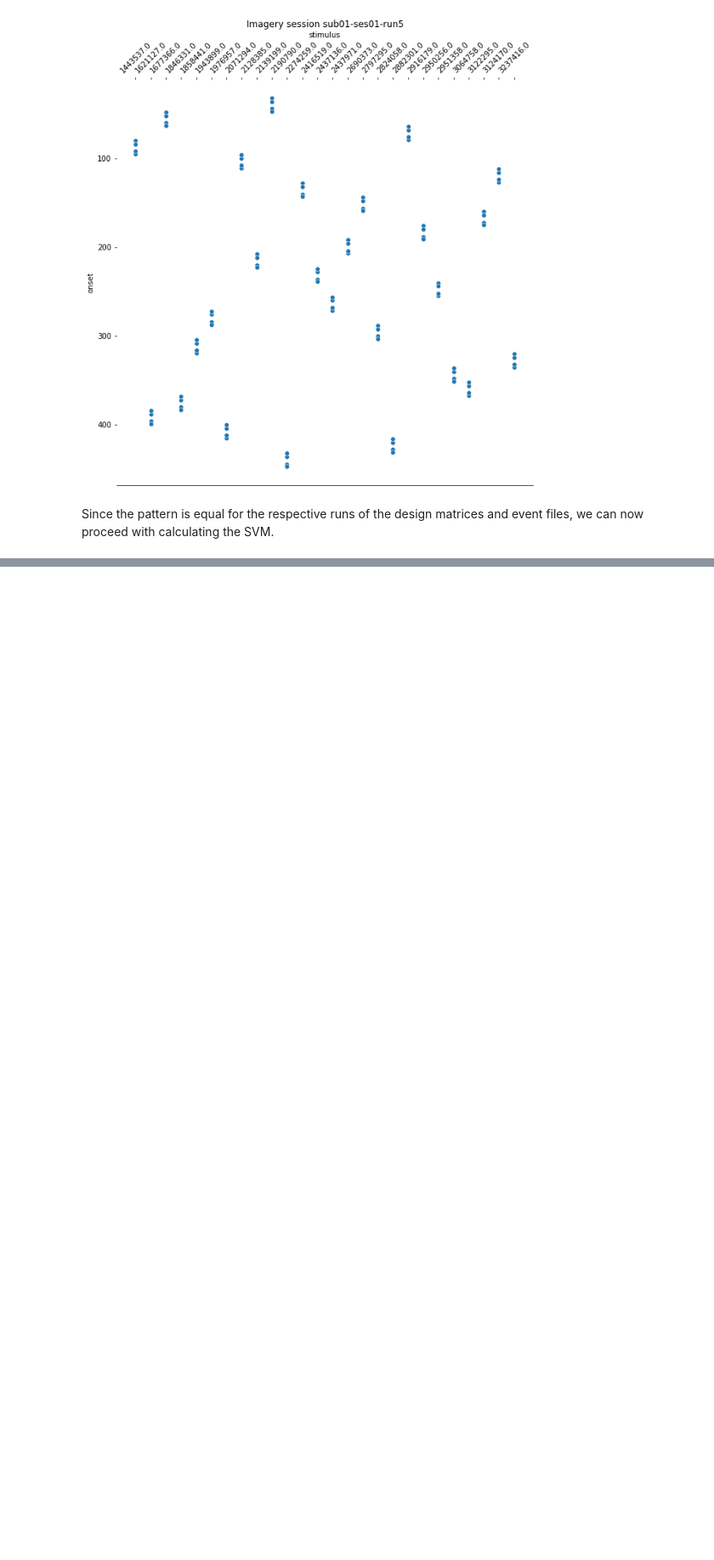
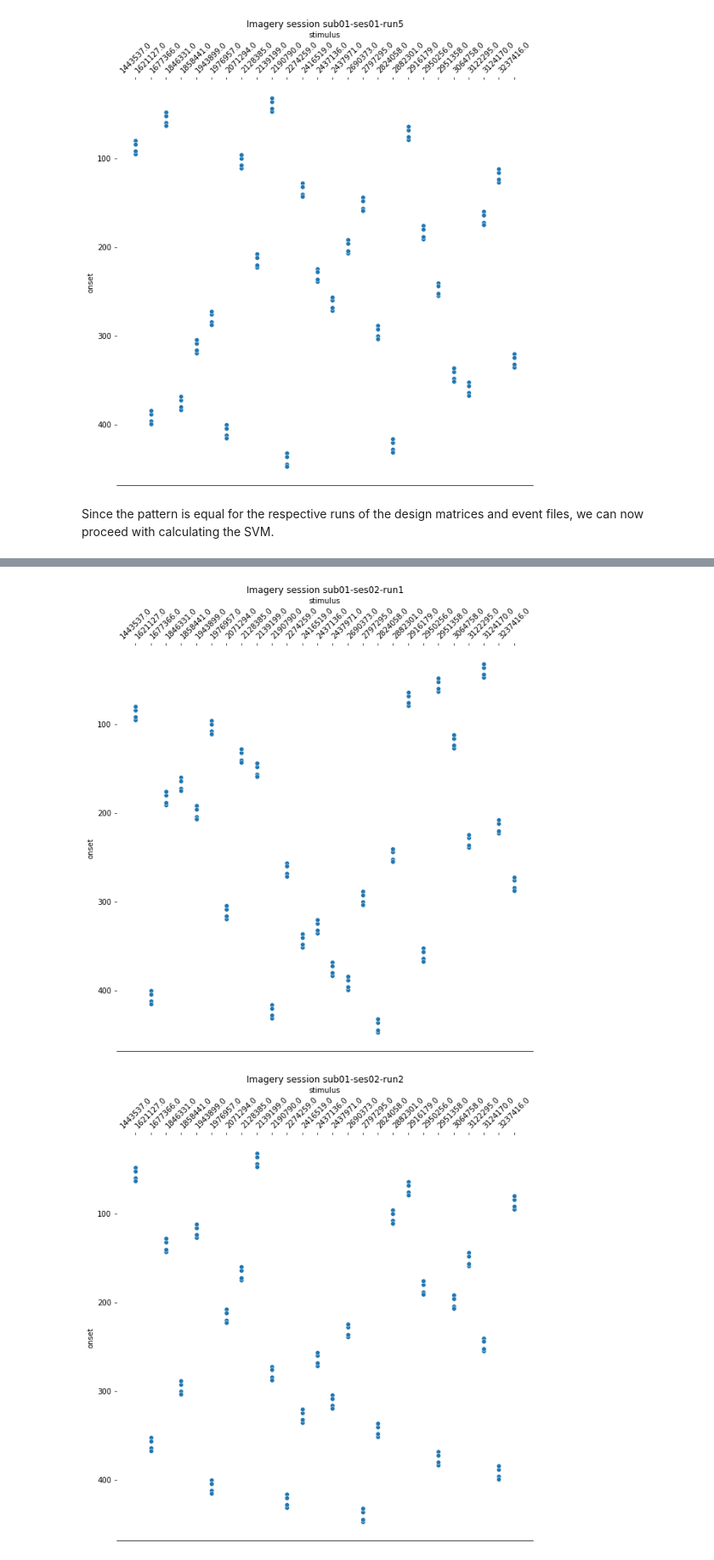
Before and after one commit to JNPauli/Banter, a Jupyter notebook: data/General_linear_model.ipynb, the cells around one changed output, grey strips where cells are left out. Shown at 85% size. Cells and saved outputs as stored; diff of their text form; code cells hidden in the pictures; blank space fills up the shorter version.

```diff
--- a/data/General_linear_model.ipynb
+++ b/data/General_linear_model.ipynb
@@ -642,5 +633,0 @@ os.chdir("/mnt/c/Users/janos/git/Sessions")
-# %%
-mean_img_all_ses = []
-for pos, x in enumerate(ses_func):
-    mean_func = mean_img(ses_func[pos])
-    mean_img_all_ses.append(mean_func)
@@ -703,21 +633,0 @@ for file in os.listdir():
-# %%
-import seaborn as sns
-import matplotlib.pyplot as plt
-for run,x in enumerate(runs):
-    events_all_runs_2[run].sort_values(by=['category_id'], inplace=True,ascending=True) #sort values, because values are also sorted in design matrix.
-    categories = events_all_runs_2[run]['category_id']
-    categories_no_nan = categories.dropna()
-    cat_string = [None]*106
-
-    for idx, x in enumerate(categories_no_nan):
-        cat_string[idx] = str(x)
-    events_all_runs_2[run]['stimulus'] = cat_string
-
-    plt.figure(figsize=(10,10))
-    g=sns.scatterplot(data=events_all_runs_2[run], x='stimulus', y='onset')
-    sns.despine(left=True)
-    g.invert_yaxis()
-    g.xaxis.tick_top()
-    g.xaxis.set_label_position('top')
-    plt.xticks(rotation=45);
-    plt.title('Imagery session sub01-ses01-run{number}'.format(number = run+1));
@@ -729,0 +841,22 @@ for run,x in enumerate(runs):
+# %%
+for run,x in enumerate(runs):
+    events_all_runs_2[run].sort_values(by=['category_id'], inplace=True,ascending=True) #sort values, because values are also sorted in design matrix.
+    categories = events_all_runs_2[run]['category_id']
+    categories_no_nan = categories.dropna()
+    cat_string = [None]*106
+
+    for idx, x in enumerate(categories_no_nan):
+        cat_string[idx] = str(x)
+    events_all_runs_2[run]['stimulus'] = cat_string
+
+    plt.figure(figsize=(10,10))
+    g=sns.scatterplot(data=events_all_runs_2[run], x='stimulus', y='onset')
+    sns.despine(left=True)
+    g.invert_yaxis()
+    g.xaxis.tick_top()
+    g.xaxis.set_label_position('top')
+    plt.xticks(rotation=45);
+    plt.title('Imagery session sub01-ses02-run{number}'.format(number = run+1));
+# %% [output]
+[figure, added]
+[figure, added]
```
Also changed, not shown: parts of 36 cells of this notebook.
